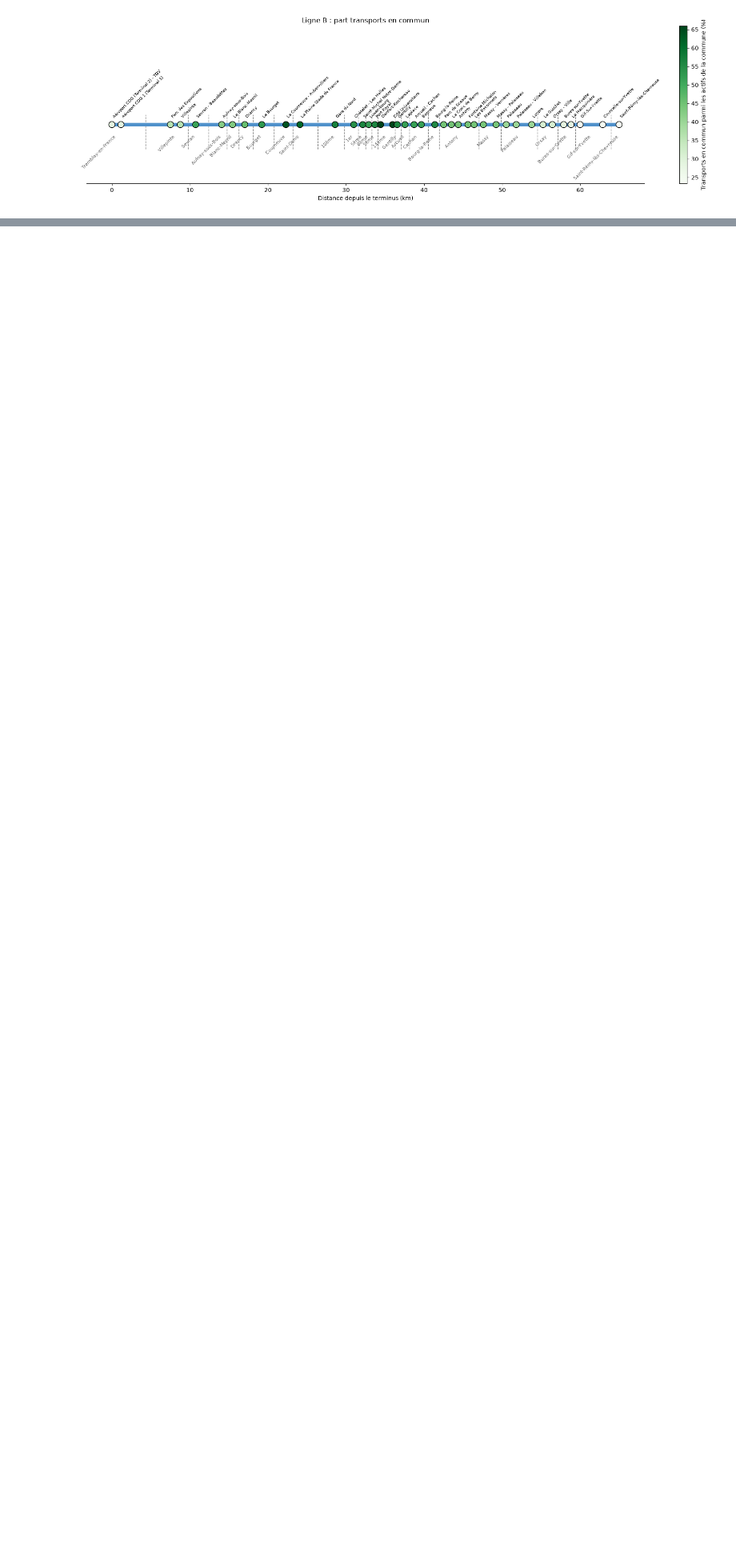
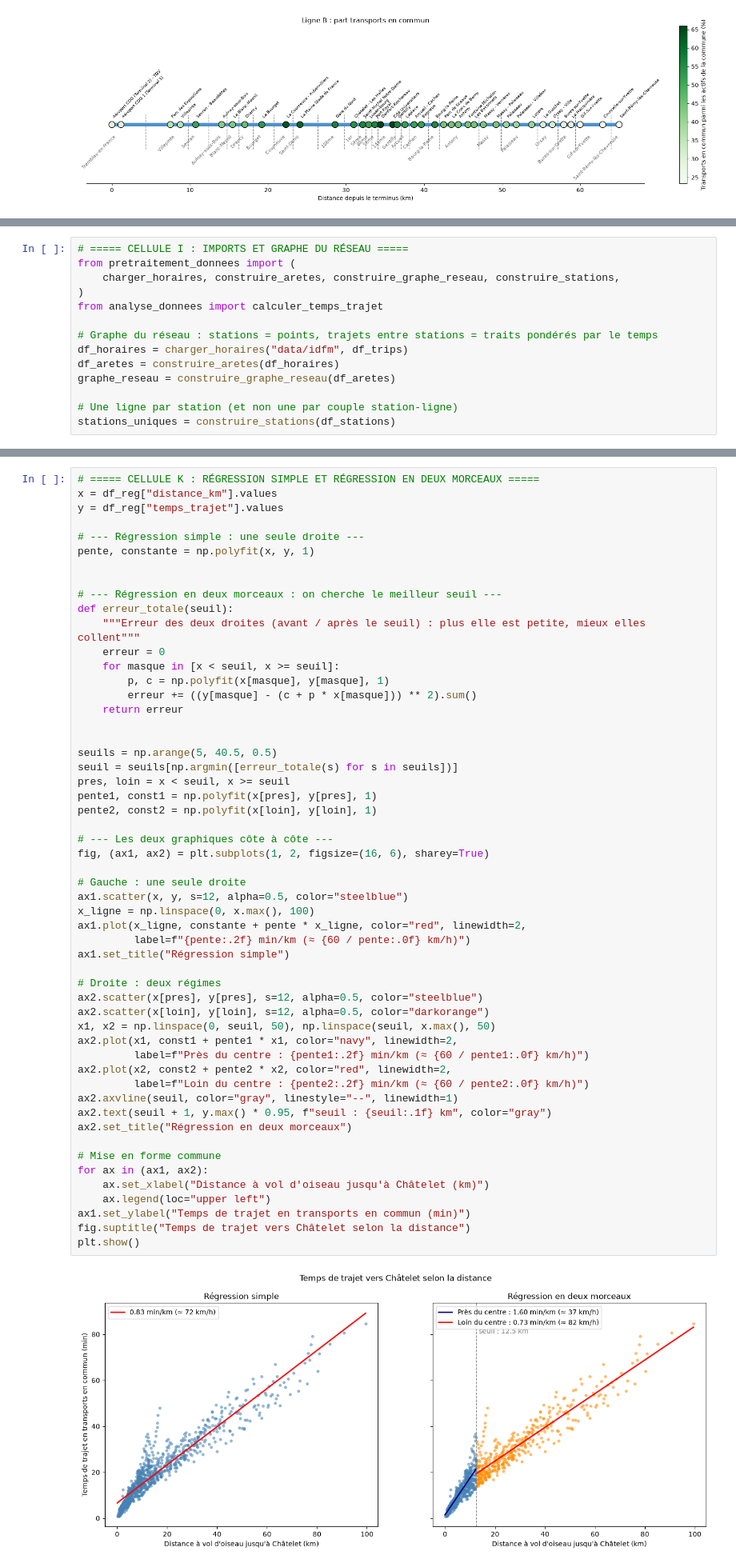
Before and after one commit to emmaganneval-proj/python_datascience_liuqi, a Jupyter notebook: data_IDFMmobpro.ipynb, the cells around one changed output, grey strips where cells are left out. Shown at 80% size. Saved outputs shown, nothing was run; the diff lists cells and outputs as text; blank space fills up the shorter version.

Commit message:
regression lineaire km et temps de trajet

```diff
--- a/data_IDFMmobpro.ipynb
+++ b/data_IDFMmobpro.ipynb
@@ -483,0 +486,14 @@ carte("Cadres", zone="paris", ligne="T3b", cmap="Blues")
+# %%
+# ===== CELLULE I : IMPORTS ET GRAPHE DU RÉSEAU =====
+from pretraitement_donnees import (
+    charger_horaires, construire_aretes, construire_graphe_reseau, construire_stations,
+)
+from analyse_donnees import calculer_temps_trajet
+
+# Graphe du réseau : stations = points, trajets entre stations = traits pondérés par le temps
+df_horaires = charger_horaires("data/idfm", df_trips)
+df_aretes = construire_aretes(df_horaires)
+graphe_reseau = construire_graphe_reseau(df_aretes)
+
+# Une ligne par station (et non une par couple station-ligne)
+stations_uniques = construire_stations(df_stations)
@@ -483,0 +535,56 @@ carte("Cadres", zone="paris", ligne="T3b", cmap="Blues")
+# %%
+# ===== CELLULE K : RÉGRESSION SIMPLE ET RÉGRESSION EN DEUX MORCEAUX =====
+x = df_reg["distance_km"].values
+y = df_reg["temps_trajet"].values
+
+# --- Régression simple : une seule droite ---
+pente, constante = np.polyfit(x, y, 1)
+
+
+# --- Régression en deux morceaux : on cherche le meilleur seuil ---
+def erreur_totale(seuil):
+    """Erreur des deux droites (avant / après le seuil) : plus elle est petite, mieux elles collent"""
+    erreur = 0
+    for masque in [x < seuil, x >= seuil]:
+        p, c = np.polyfit(x[masque], y[masque], 1)
+        erreur += ((y[masque] - (c + p * x[masque])) ** 2).sum()
+    return erreur
+
+
+seuils = np.arange(5, 40.5, 0.5)
+seuil = seuils[np.argmin([erreur_totale(s) for s in seuils])]
+pres, loin = x < seuil, x >= seuil
+pente1, const1 = np.polyfit(x[pres], y[pres], 1)
+pente2, const2 = np.polyfit(x[loin], y[loin], 1)
+
+# --- Les deux graphiques côte à côte ---
+fig, (ax1, ax2) = plt.subplots(1, 2, figsize=(16, 6), sharey=True)
+
+# Gauche : une seule droite
+ax1.scatter(x, y, s=12, alpha=0.5, color="steelblue")
+x_ligne = np.linspace(0, x.max(), 100)
+ax1.plot(x_ligne, constante + pente * x_ligne, color="red", linewidth=2,
+         label=f"{pente:.2f} min/km (≈ {60 / pente:.0f} km/h)")
+ax1.set_title("Régression simple")
+
+# Droite : deux régimes
+ax2.scatter(x[pres], y[pres], s=12, alpha=0.5, color="steelblue")
+ax2.scatter(x[loin], y[loin], s=12, alpha=0.5, color="darkorange")
+x1, x2 = np.linspace(0, seuil, 50), np.linspace(seuil, x.max(), 50)
+ax2.plot(x1, const1 + pente1 * x1, color="navy", linewidth=2,
+         label=f"Près du centre : {pente1:.2f} min/km (≈ {60 / pente1:.0f} km/h)")
+ax2.plot(x2, const2 + pente2 * x2, color="red", linewidth=2,
+         label=f"Loin du centre : {pente2:.2f} min/km (≈ {60 / pente2:.0f} km/h)")
+ax2.axvline(seuil, color="gray", linestyle="--", linewidth=1)
+ax2.text(seuil + 1, y.max() * 0.95, f"seuil : {seuil:.1f} km", color="gray")
+ax2.set_title("Régression en deux morceaux")
+
+# Mise en forme commune
+for ax in (ax1, ax2):
+    ax.set_xlabel("Distance à vol d'oiseau jusqu'à Châtelet (km)")
+    ax.legend(loc="upper left")
+ax1.set_ylabel("Temps de trajet en transports en commun (min)")
+fig.suptitle("Temps de trajet vers Châtelet selon la distance")
+plt.show()
+# %% [output]
+[figure, added]
```
Also changed, not shown: parts of 5 cells of this notebook.
